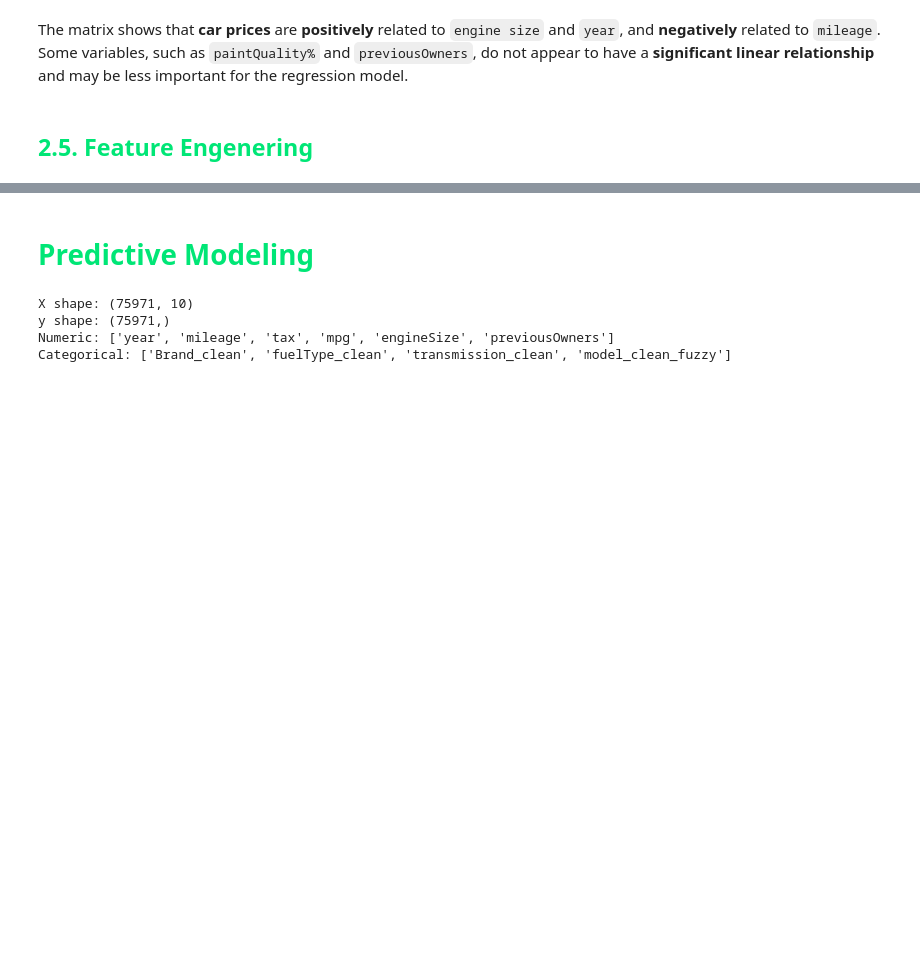
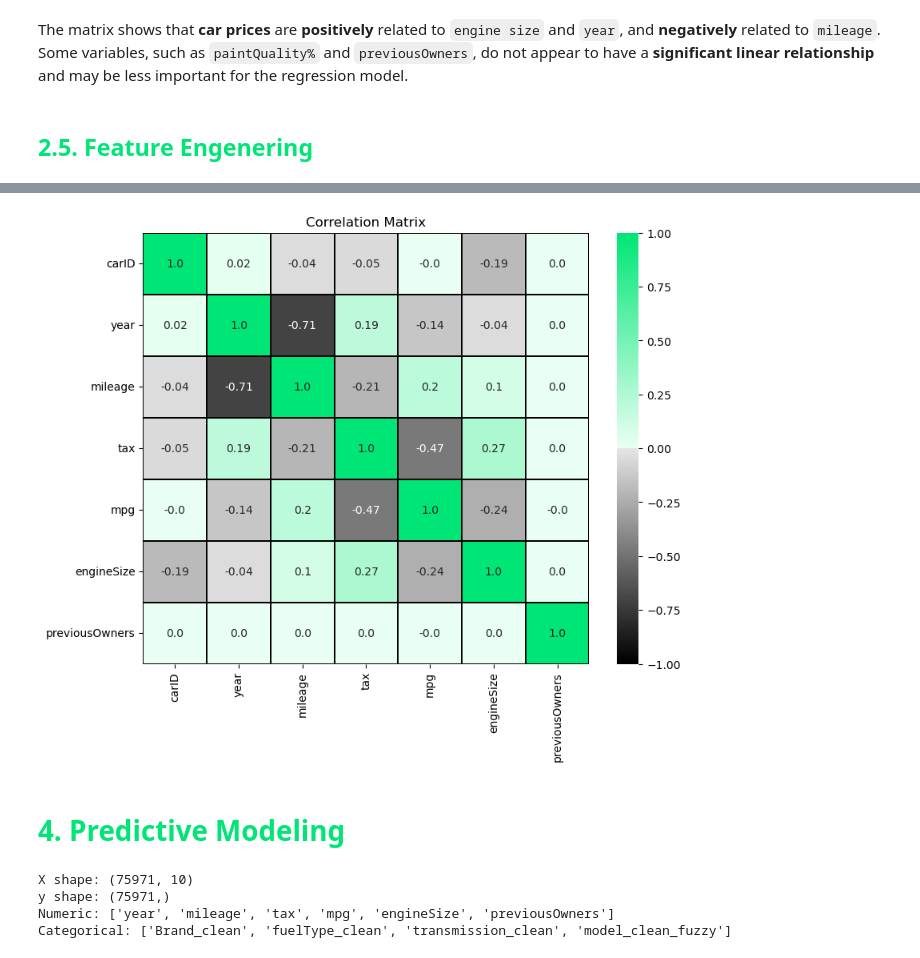
Before and after one commit to Danirib11221/MachineLearning39, a Jupyter notebook: MachineLearningProject.ipynb, the cells around one changed output, grey strips where cells are left out. Drawn from its saved outputs; the diff is of its cells as text; code cells hidden in the pictures; blank space fills up the shorter version.

```diff
--- a/MachineLearningProject.ipynb
+++ b/MachineLearningProject.ipynb
@@ -1946,0 +2006,3 @@ def new_features(df):
+# %%
+corr_pearson = df_train_new[num_cols].corr(method="pearson").round(2)
+corr_pearson
@@ -1947,5 +2018,24 @@ def new_features(df):
+# %%
+plt.figure(figsize=(9,7),dpi=100)
+cmap = LinearSegmentedColormap.from_list("black_to_green",
+    [(0.0, "#000000"), (0.50, "#e6e6e6"), (0.5001, "#eafff3"), (1.0, "#00E676")]
+)
+norm = TwoSlopeNorm(vmin=-1, vcenter=0, vmax=1)
+sns.heatmap(
+    corr_pearson,
+    annot= True,
+    fmt="",
+    cmap=cmap,
+    linecolor="black",
+    linewidths=0.1,
+    norm = norm,
+)
+plt.title("Correlation Matrix")
+plt.show()
+# %% [output]
+[figure, added]
 # %% [markdown]
-<h1 style="color: #00E676;">Predictive Modeling </h1>
+<h1 style="color: #00E676;">4. Predictive Modeling </h1>
 # %%
 target = "price"
 
```
Also changed, not shown: parts of 17 cells of this notebook.
